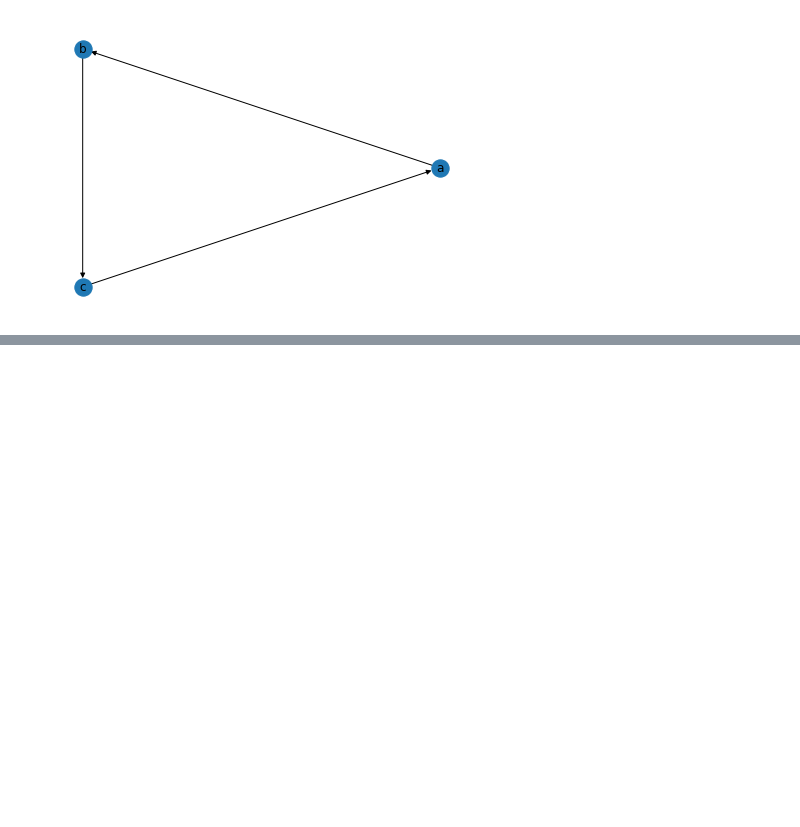
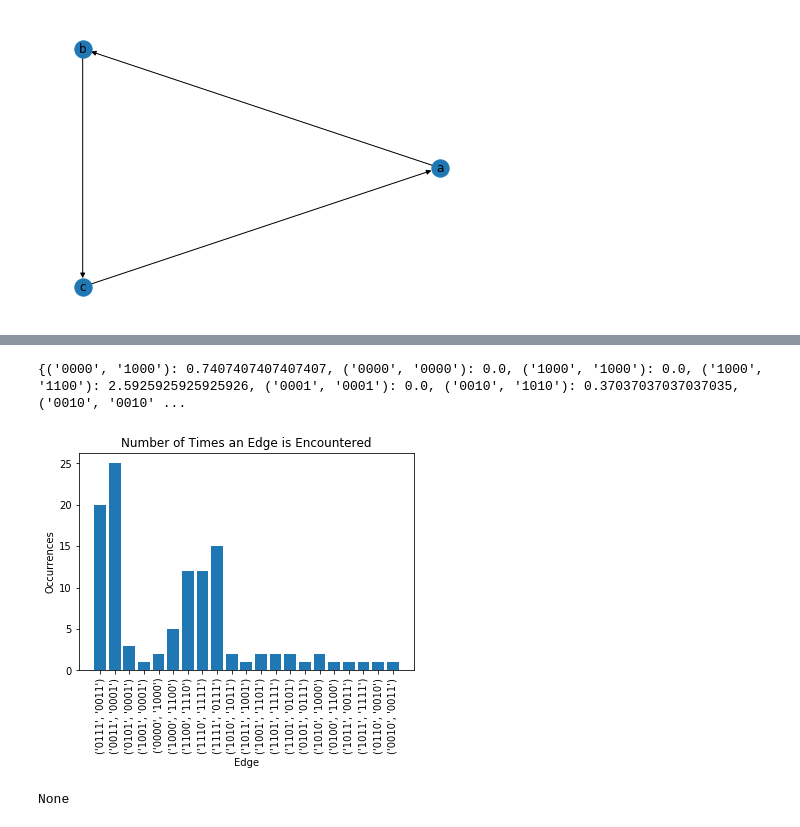
Before and after one commit to robyng15/Boolean-Models, a Jupyter notebook: Boolean_Models.ipynb, the cells around one changed output, grey strips where cells are left out. Drawn from its saved outputs; the diff is of its cells as text; code cells hidden in the pictures; blank space fills up the shorter version.

```diff
--- a/Boolean_Models.ipynb
+++ b/Boolean_Models.ipynb
@@ -748,0 +845,31 @@ None
+# %%
+def max_count_edges(G_a):
+  edges = list(G_a.edges())
+  edges_count = count_edges(G_a)
+  max_width = max(edges_count.values())
+  #print(max_width)
+  scaled_counts = {}
+  for i in range(len(edges)):
+    value = (edges_count[edges[i]]/ max_width) * 10
+    scaled_counts[edges[i]] = value
+  return scaled_counts
+print(max_count_edges(G_a))
+# %% [output]
+{('0000', '1000'): 0.7407407407407407, ('0000', '0000'): 0.0, ('1000', '1000'): 0.0, ('1000', '1100'): 2.5925925925925926, ('0001', '0001'): 0.0, ('0010', '1010'): 0.37037037037037035, ('0010', '0010' ...
+# %%
+import matplotlib.pyplot as plt
+def plot_count_edges(G_a):
+  nodes = G_a.nodes()
+  edges = G_a.edges()
+  count = count_edges(G_a)
+  plt.bar(range(len(count)), list(count.values()), align='center')
+  plt.xticks(range(len(count)), list(count.keys()), rotation=90)
+  plt.ylabel('Occurrences')
+  plt.xlabel('Edge')
+  plt.title('Number of Times an Edge is Encountered')
+  plt.show()
+
+print(plot_count_edges(G_a))
+# %% [output]
+[figure, added]
+None
```
Also changed, not shown: parts of 56 cells of this notebook.
